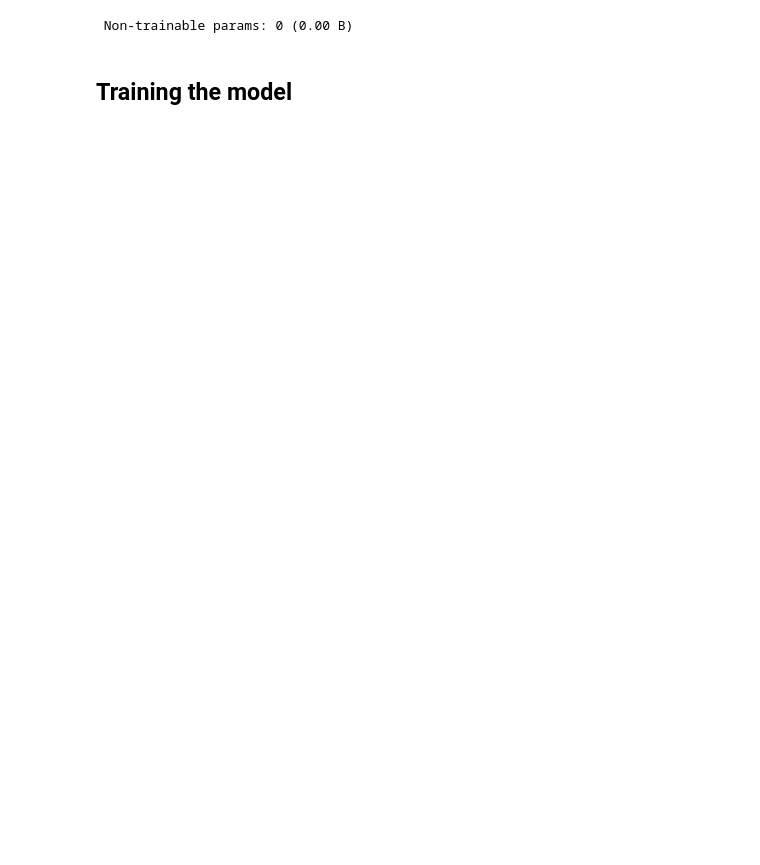
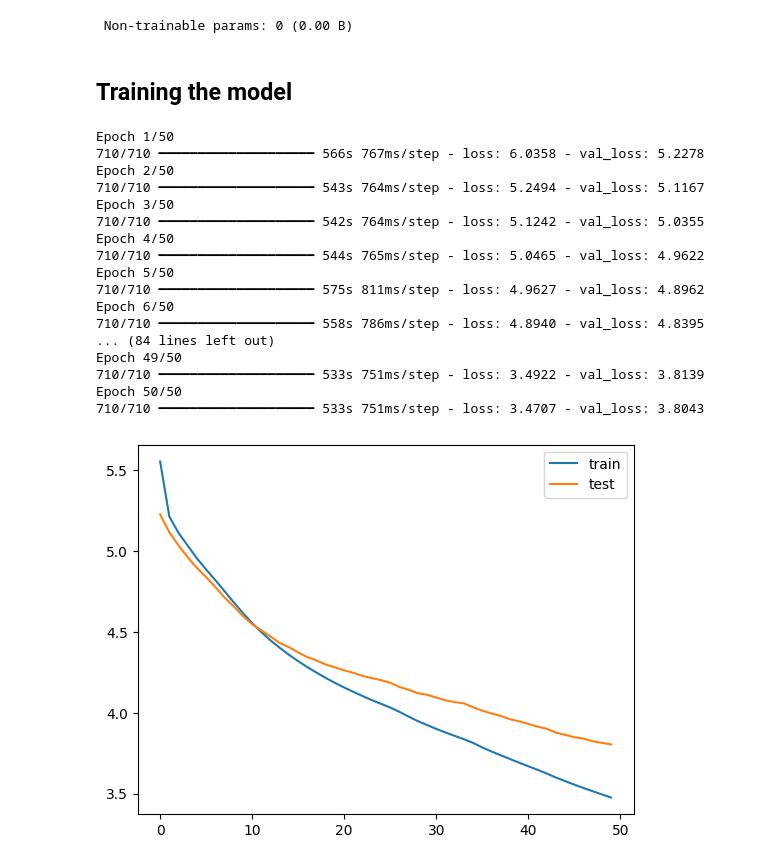
Before and after one commit to tommasofacchin/text-summarization-seq2seq-transformers, a Jupyter notebook: text-summarization-seq2seq-vs-transformers.ipynb, the cells around one changed output. Saved outputs shown, nothing was run; the diff lists cells and outputs as text; code cells hidden in the pictures; blank space fills up the shorter version.

Commit message:
Kaggle Notebook | Text summarization - seq2seq vs transformers | Version 23

```diff
--- a/text-summarization-seq2seq-vs-transformers.ipynb
+++ b/text-summarization-seq2seq-vs-transformers.ipynb
@@ -334,8 +337,8 @@ from tensorflow.keras.preprocessing.text import Tokenizer
 from tensorflow.keras.preprocessing.sequence import pad_sequences
 
 x_train, x_val, y_train, y_val = train_test_split(
-    np.array(df["text"]),
-    np.array(df["summary"]),
+    np.array(df["cleaned_text"]),
+    np.array(df["cleaned_summary"]),
     test_size=0.1,
     random_state=0,
     shuffle=True,
@@ -524,32 +527,52 @@ x_val_lstm = x_val
 y_train_lstm = y_train
 y_val_lstm = y_val
 
-MODEL_INPUT_PATH = "/kaggle/input/model_lstm/keras/default/1/model_lstm.keras"
+MODEL_INPUT_PATH = "/kaggle/input/model_lstm/keras/default/1/model_lstm.kerasXXXXX"
 MODEL_PATH = "/kaggle/working/model_lstm.keras"
 
+# retrain the model
 if os.path.exists(MODEL_INPUT_PATH):
     model = load_model(MODEL_INPUT_PATH)
     history = None
 
 else:
     model.compile(optimizer='rmsprop', loss='sparse_categorical_crossentropy')
     es = EarlyStopping(monitor='val_loss', mode='min', verbose=1, patience=2)
 
     history = model.fit(
         [x_train, y_train[:, :-1]],
         y_train.reshape(y_train.shape[0], y_train.shape[1], 1)[:, 1:],
         epochs=50,
         callbacks=[es],
         batch_size=128,
         validation_data=(
             [x_val, y_val[:, :-1]],
             y_val.reshape(y_val.shape[0], y_val.shape[1], 1)[:, 1:]
         )
     )
 
     model.save(MODEL_PATH)
 
     plt.plot(history.history['loss'], label='train')
     plt.plot(history.history['val_loss'], label='test')
     plt.legend()
     plt.show()
+# %% [output]
+Epoch 1/50
+710/710 ━━━━━━━━━━━━━━━━━━━━ 566s 767ms/step - loss: 6.0358 - val_loss: 5.2278
+Epoch 2/50
+710/710 ━━━━━━━━━━━━━━━━━━━━ 543s 764ms/step - loss: 5.2494 - val_loss: 5.1167
+Epoch 3/50
+710/710 ━━━━━━━━━━━━━━━━━━━━ 542s 764ms/step - loss: 5.1242 - val_loss: 5.0355
+Epoch 4/50
+710/710 ━━━━━━━━━━━━━━━━━━━━ 544s 765ms/step - loss: 5.0465 - val_loss: 4.9622
+Epoch 5/50
+710/710 ━━━━━━━━━━━━━━━━━━━━ 575s 811ms/step - loss: 4.9627 - val_loss: 4.8962
+Epoch 6/50
+710/710 ━━━━━━━━━━━━━━━━━━━━ 558s 786ms/step - loss: 4.8940 - val_loss: 4.8395
+... (84 lines left out)
+Epoch 49/50
+710/710 ━━━━━━━━━━━━━━━━━━━━ 533s 751ms/step - loss: 3.4922 - val_loss: 3.8139
+Epoch 50/50
+710/710 ━━━━━━━━━━━━━━━━━━━━ 533s 751ms/step - loss: 3.4707 - val_loss: 3.8043
+[figure, added]
```
Also changed, not shown: parts of 13 cells of this notebook.
